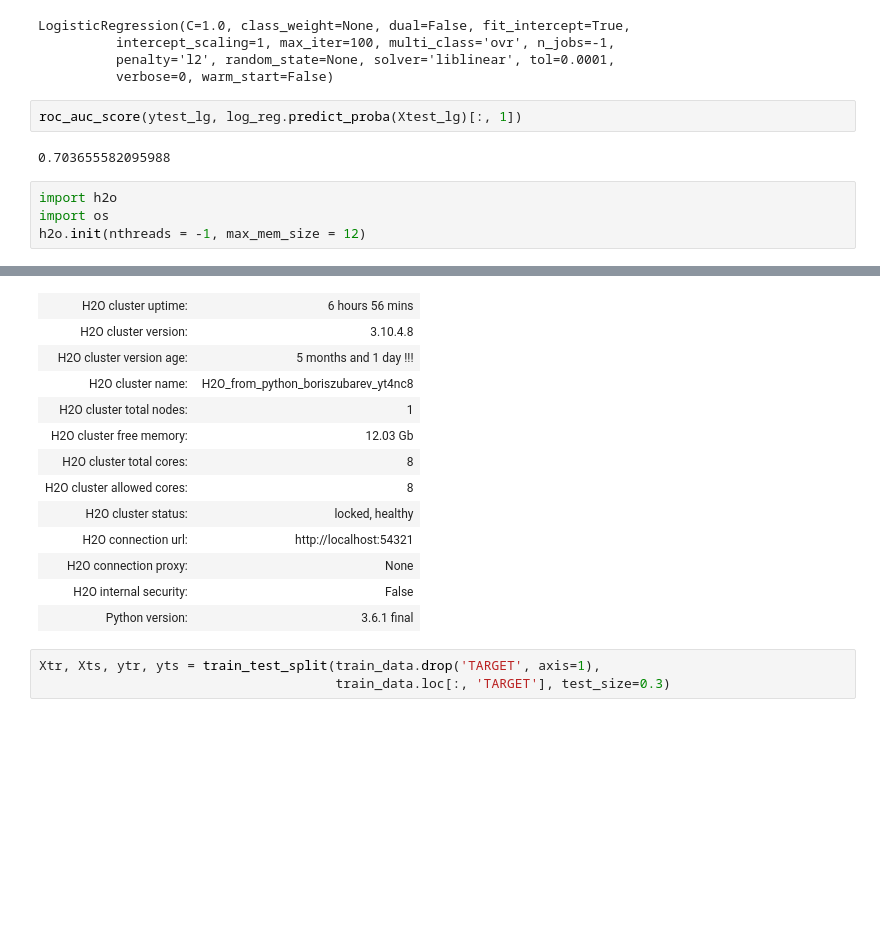
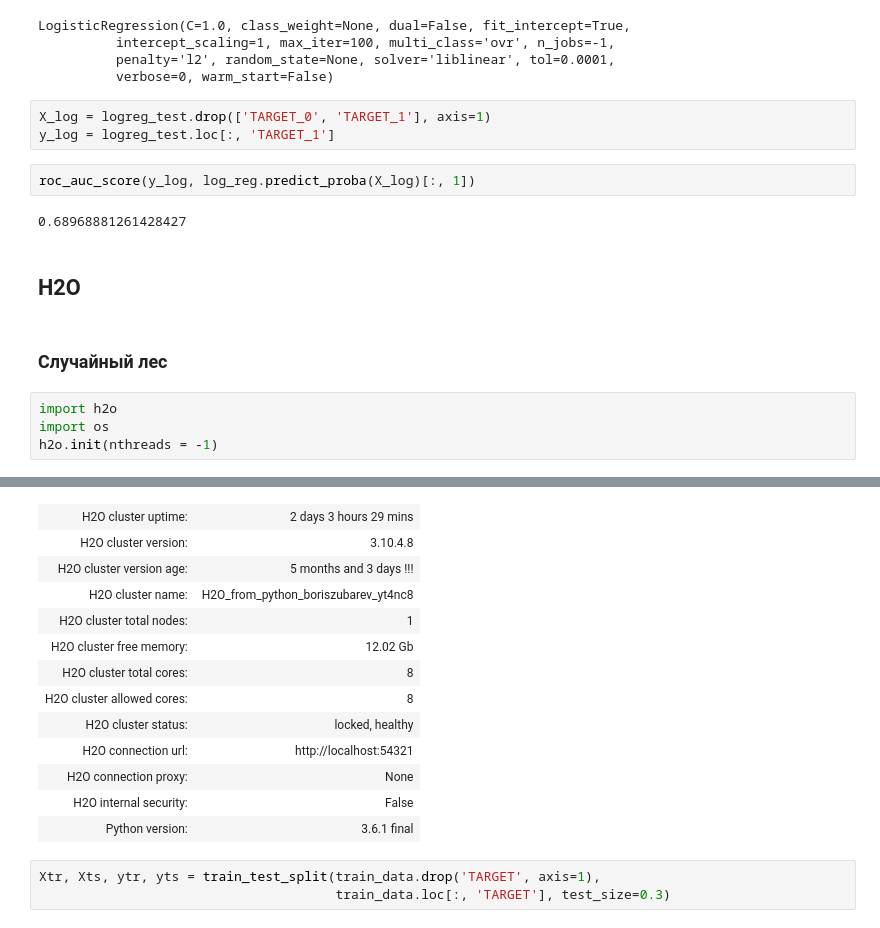
Before and after one commit to BobaZooba/RoadToDataScientist, a Jupyter notebook: contests/OTP_bank/OTP Bank.ipynb, the cells around one changed output, grey strips where cells are left out. Saved outputs shown, nothing was run; the diff lists cells and outputs as text; blank space fills up the shorter version.

```diff
--- a/contests/OTP_bank/OTP Bank.ipynb
+++ b/contests/OTP_bank/OTP Bank.ipynb
@@ -1848,13 +2259,20 @@ LogisticRegression(C=1.0, class_weight=None, dual=False, fit_intercept=True,
           intercept_scaling=1, max_iter=100, multi_class='ovr', n_jobs=-1,
           penalty='l2', random_state=None, solver='liblinear', tol=0.0001,
           verbose=0, warm_start=False)
+# %%
+X_log = logreg_test.drop(['TARGET_0', 'TARGET_1'], axis=1)
+y_log = logreg_test.loc[:, 'TARGET_1']
 # %%
-roc_auc_score(ytest_lg, log_reg.predict_proba(Xtest_lg)[:, 1])
+roc_auc_score(y_log, log_reg.predict_proba(X_log)[:, 1])
 # %% [output]
-0.703655582095988
+0.68968881261428427
+# %% [markdown]
+## H2O
+# %% [markdown]
+### Случайный лес
 # %%
 import h2o
 import os
-h2o.init(nthreads = -1, max_mem_size = 12)
+h2o.init(nthreads = -1)
 # %% [output]
 Checking whether there is an H2O instance running at http://localhost:54321. connected.
@@ -1862,9 +2280,9 @@ Warning: Your H2O cluster version is too old (5 months and 1 day)! Please downlo
-| H2O cluster uptime: | 6 hours 56 mins |
+| H2O cluster uptime: | 2 days 3 hours 29 mins |
 | H2O cluster version: | 3.10.4.8 |
-| H2O cluster version age: | 5 months and 1 day !!! |
+| H2O cluster version age: | 5 months and 3 days !!! |
 | H2O cluster name: | H2O_from_python_boriszubarev_yt4nc8 |
 | H2O cluster total nodes: | 1 |
-| H2O cluster free memory: | 12.03 Gb |
+| H2O cluster free memory: | 12.02 Gb |
 | H2O cluster total cores: | 8 |
 | H2O cluster allowed cores: | 8 |
 | H2O cluster status: | locked, healthy |
```
Also changed, not shown: parts of 101 cells of this notebook, 8 other files.
